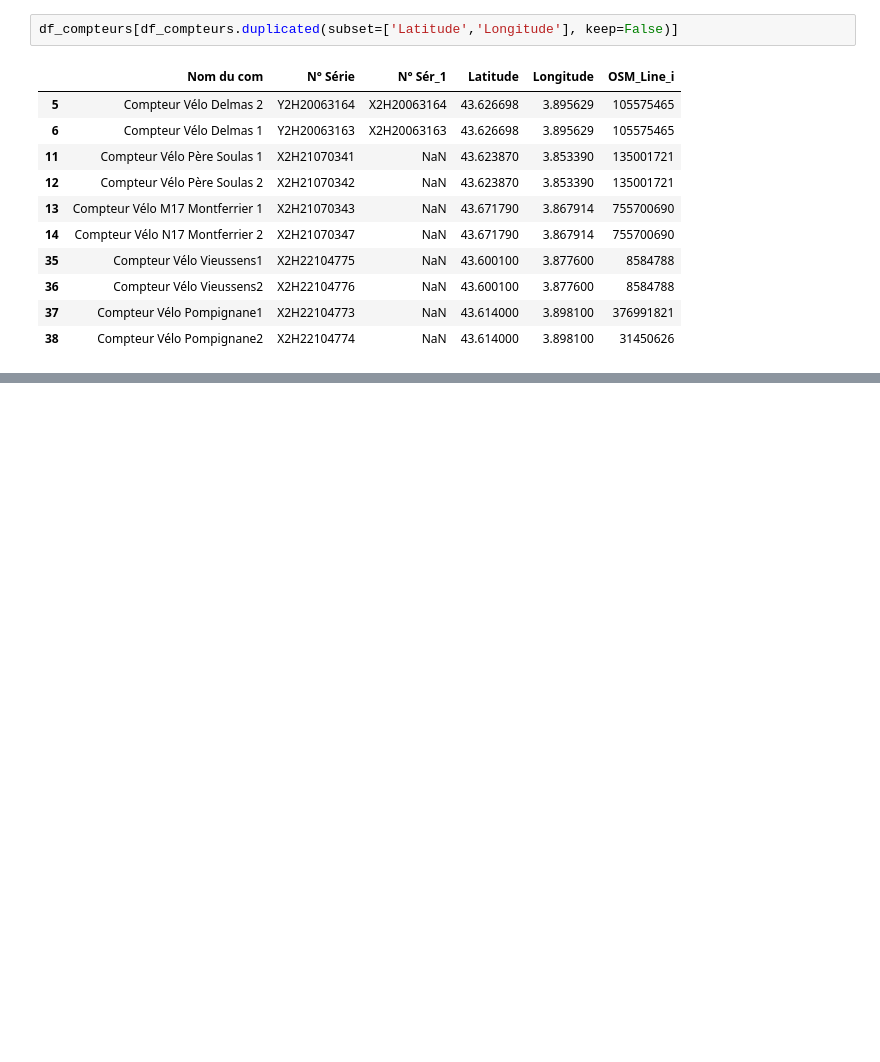
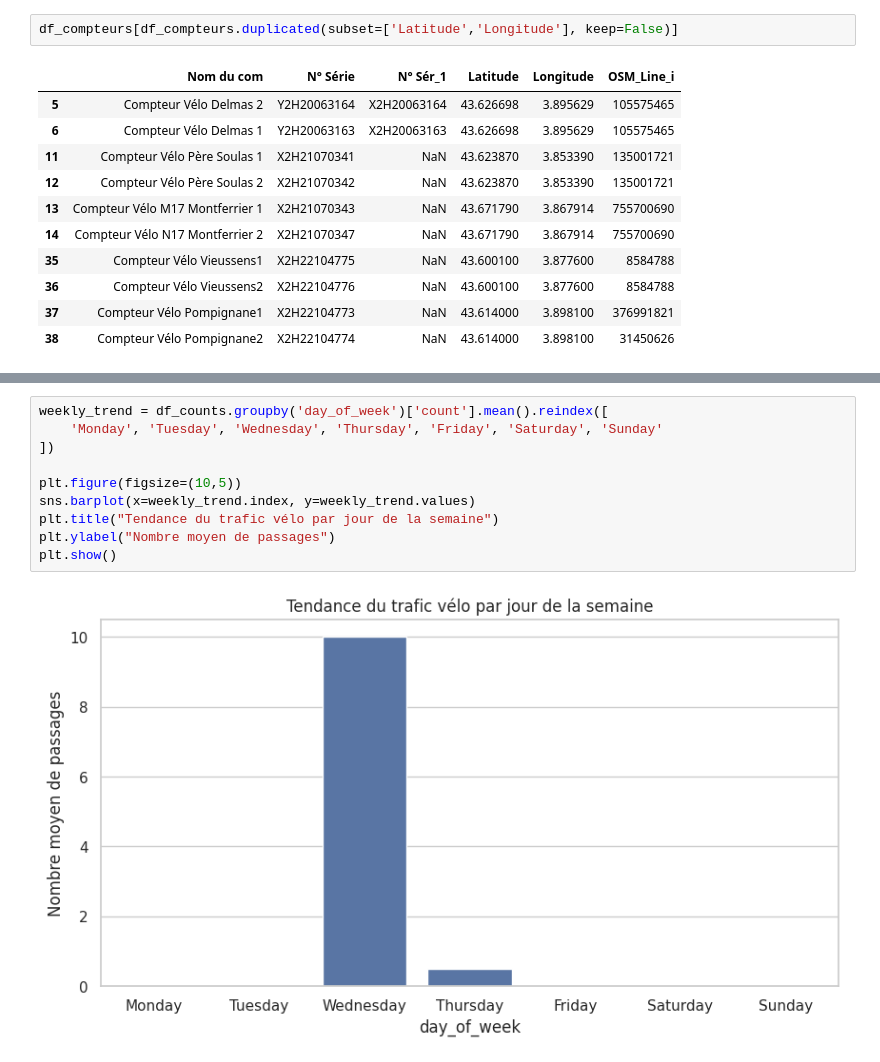
Before and after one commit to marwaboulkasim/prevision-du-Trafic-Cyclable, a Jupyter notebook: notebooks/ exploration.ipynb, the cells around one changed output, grey strips where cells are left out. Saved outputs shown, nothing was run; the diff lists cells and outputs as text; blank space fills up the shorter version.

```diff
--- a/notebooks/ exploration.ipynb
+++ b/notebooks/ exploration.ipynb
@@ -91,0 +215,12 @@ m
+# %%
+weekly_trend = df_counts.groupby('day_of_week')['count'].mean().reindex([
+    'Monday', 'Tuesday', 'Wednesday', 'Thursday', 'Friday', 'Saturday', 'Sunday'
+])
+
+plt.figure(figsize=(10,5))
+sns.barplot(x=weekly_trend.index, y=weekly_trend.values)
+plt.title("Tendance du trafic vélo par jour de la semaine")
+plt.ylabel("Nombre moyen de passages")
+plt.show()
+# %% [output]
+[figure, added]
```
Also changed, not shown: parts of 12 cells of this notebook.
